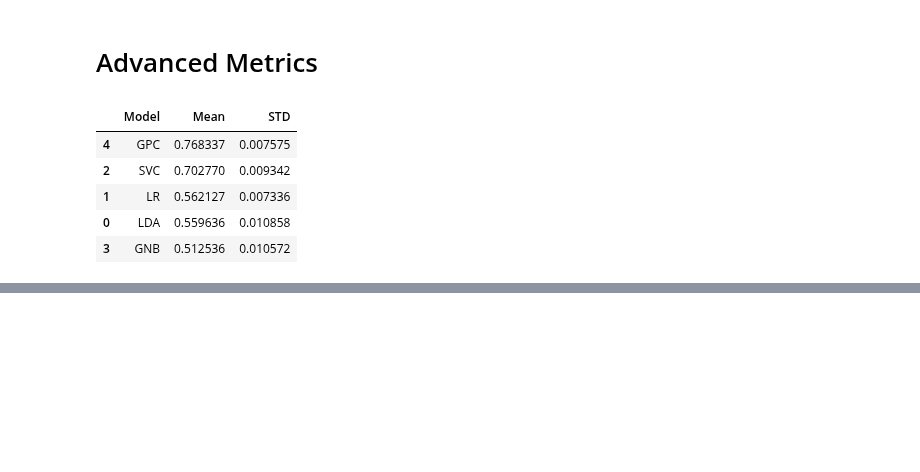
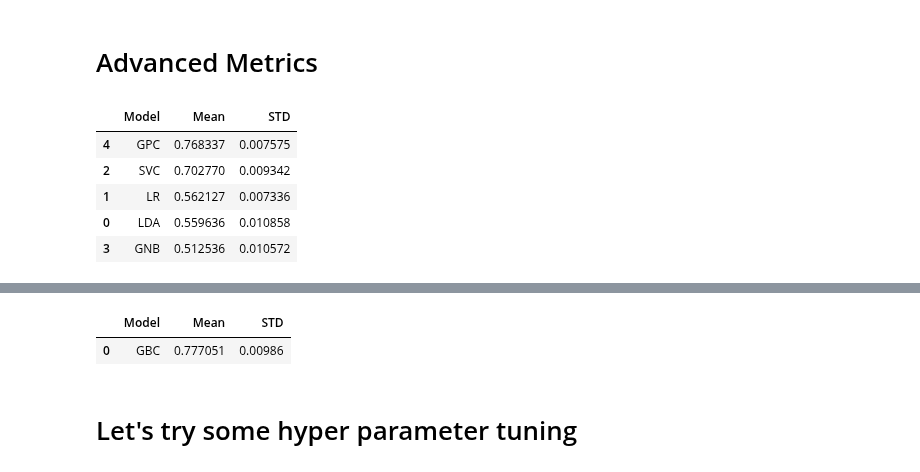
Before and after one commit to MaukanMir/Liver-Cirrhosis-Classification, a Jupyter notebook: training.ipynb, the cells around one changed output, grey strips where cells are left out. Saved outputs shown, nothing was run; the diff lists cells and outputs as text; code cells hidden in the pictures; blank space fills up the shorter version.

Commit message:
added new models

```diff
--- a/training.ipynb
+++ b/training.ipynb
@@ -354,0 +359,9 @@ testing_selected_models(names, models, X, y, categorical_features, numeric_featu
+# %%
+names = ["GBC"]
+models = get_selected_models(names)
+testing_selected_models(names, models, X, y, categorical_features, numeric_features)
+# %% [output]
+|  | Model | Mean | STD |
+| 0 | GBC | 0.777051 | 0.00986 |
+# %% [markdown]
+# Let's try some hyper parameter tuning
```
Also changed, not shown: parts of 1 cell of this notebook.
